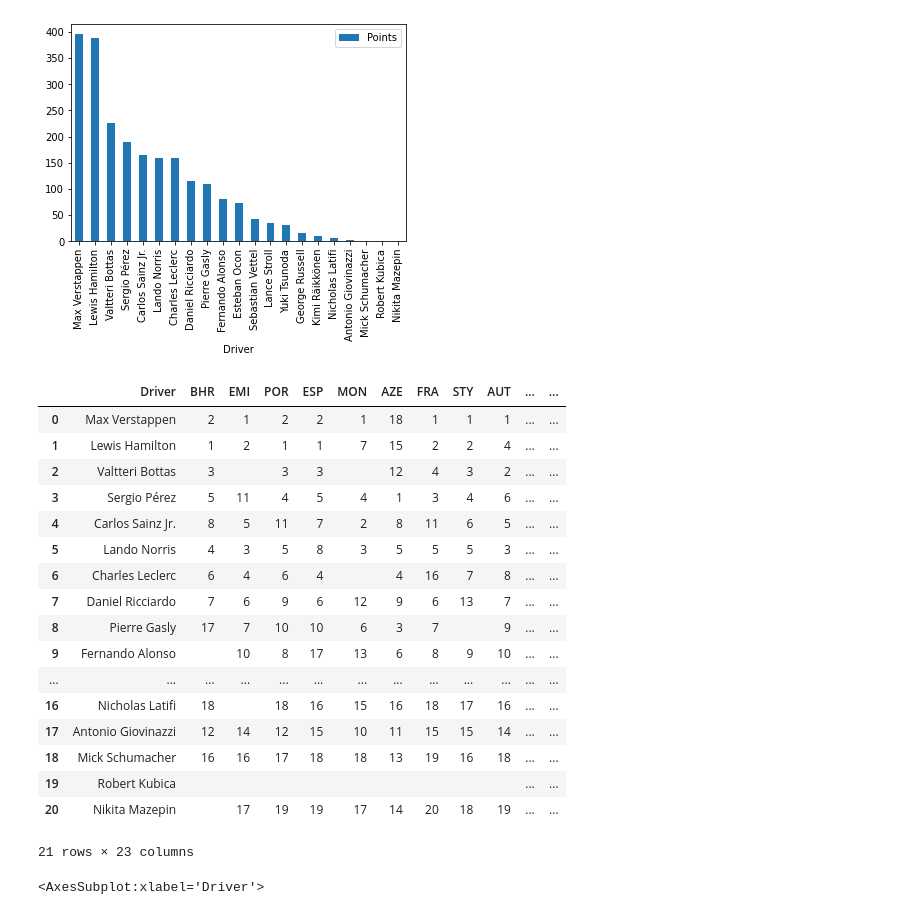
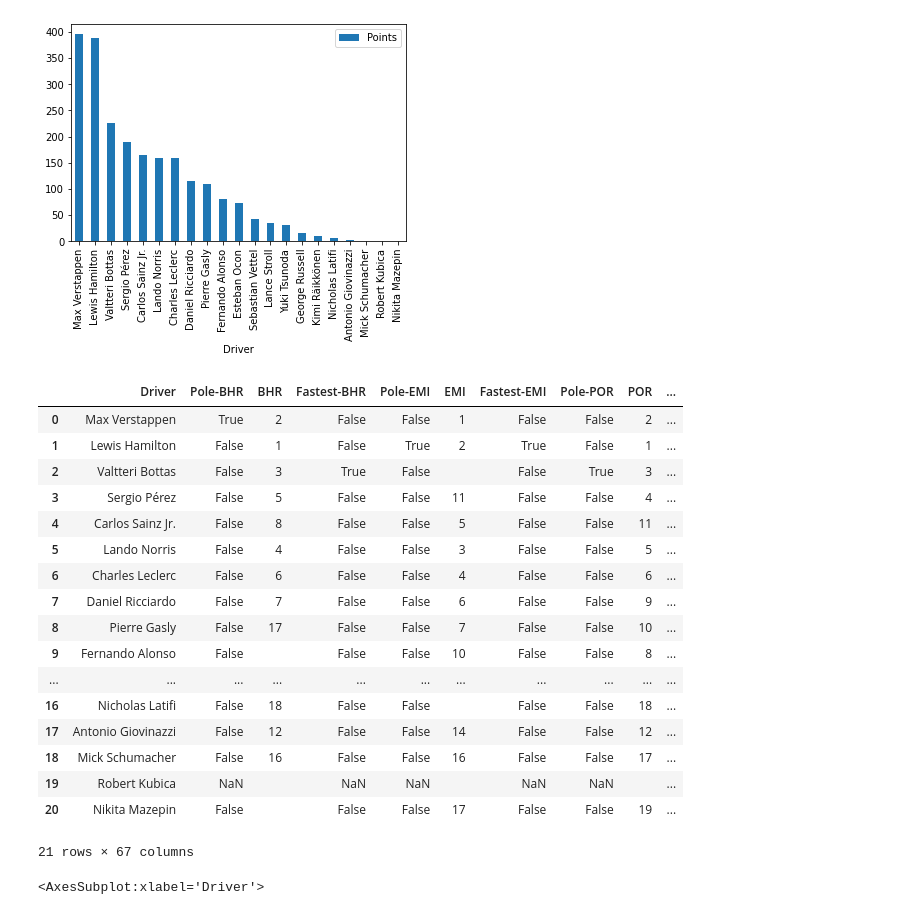
Before and after one commit to alanjones2/Alan-Jones-article-code, a Jupyter notebook: Wikitable/wikitable2.ipynb, the cells around one changed output. Drawn from its saved outputs; the diff is of its cells as text; code cells hidden in the pictures.

```diff
--- a/Wikitable/wikitable2.ipynb
+++ b/Wikitable/wikitable2.ipynb
@@ -78,36 +78,38 @@ races = df2.columns[2:-1]
 # %%
 import numpy as np
 df3 = pd.DataFrame()
 df3['Driver'] = df2['Driver']
 for r in races:
+    df3[f'Pole-{r}'] = df2[r].str.contains('P')
     df3[r] = df2[r].replace('P','', regex=True)
+    df3[f'Fastest-{r}'] = df2[r].str.contains('F')
     df3[r] = df3[r].replace('F','', regex=True)
     df3[r] = df3[r].replace('Ret','', regex=True)
     df3[r] = df3[r].replace('DNS','', regex=True)
     df3[r] = df3[r].replace('WD','', regex=True)
     df3[r] = df3[r].replace(np.nan, '', regex=True)
 
 
 df3
 # %% [output]
-|  | Driver | BHR | EMI | POR | ESP | MON | AZE | FRA | STY | AUT | ... | ... |
-| 0 | Max Verstappen | 2 | 1 | 2 | 2 | 1 | 18 | 1 | 1 | 1 | ... | ... |
-| 1 | Lewis Hamilton | 1 | 2 | 1 | 1 | 7 | 15 | 2 | 2 | 4 | ... | ... |
-| 2 | Valtteri Bottas | 3 |  | 3 | 3 |  | 12 | 4 | 3 | 2 | ... | ... |
-| 3 | Sergio Pérez | 5 | 11 | 4 | 5 | 4 | 1 | 3 | 4 | 6 | ... | ... |
-| 4 | Carlos Sainz Jr. | 8 | 5 | 11 | 7 | 2 | 8 | 11 | 6 | 5 | ... | ... |
-| 5 | Lando Norris | 4 | 3 | 5 | 8 | 3 | 5 | 5 | 5 | 3 | ... | ... |
-| 6 | Charles Leclerc | 6 | 4 | 6 | 4 |  | 4 | 16 | 7 | 8 | ... | ... |
-| 7 | Daniel Ricciardo | 7 | 6 | 9 | 6 | 12 | 9 | 6 | 13 | 7 | ... | ... |
-| 8 | Pierre Gasly | 17 | 7 | 10 | 10 | 6 | 3 | 7 |  | 9 | ... | ... |
-| 9 | Fernando Alonso |  | 10 | 8 | 17 | 13 | 6 | 8 | 9 | 10 | ... | ... |
-| ... | ... | ... | ... | ... | ... | ... | ... | ... | ... | ... | ... | ... |
-| 16 | Nicholas Latifi | 18 |  | 18 | 16 | 15 | 16 | 18 | 17 | 16 | ... | ... |
-| 17 | Antonio Giovinazzi | 12 | 14 | 12 | 15 | 10 | 11 | 15 | 15 | 14 | ... | ... |
-| 18 | Mick Schumacher | 16 | 16 | 17 | 18 | 18 | 13 | 19 | 16 | 18 | ... | ... |
-| 19 | Robert Kubica |  |  |  |  |  |  |  |  |  | ... | ... |
-| 20 | Nikita Mazepin |  | 17 | 19 | 19 | 17 | 14 | 20 | 18 | 19 | ... | ... |
+|  | Driver | Pole-BHR | BHR | Fastest-BHR | Pole-EMI | EMI | Fastest-EMI | Pole-POR | POR | ... |
+| 0 | Max Verstappen | True | 2 | False | False | 1 | False | False | 2 | ... |
+| 1 | Lewis Hamilton | False | 1 | False | True | 2 | True | False | 1 | ... |
+| 2 | Valtteri Bottas | False | 3 | True | False |  | False | True | 3 | ... |
+| 3 | Sergio Pérez | False | 5 | False | False | 11 | False | False | 4 | ... |
+| 4 | Carlos Sainz Jr. | False | 8 | False | False | 5 | False | False | 11 | ... |
+| 5 | Lando Norris | False | 4 | False | False | 3 | False | False | 5 | ... |
+| 6 | Charles Leclerc | False | 6 | False | False | 4 | False | False | 6 | ... |
+| 7 | Daniel Ricciardo | False | 7 | False | False | 6 | False | False | 9 | ... |
+| 8 | Pierre Gasly | False | 17 | False | False | 7 | False | False | 10 | ... |
+| 9 | Fernando Alonso | False |  | False | False | 10 | False | False | 8 | ... |
+| ... | ... | ... | ... | ... | ... | ... | ... | ... | ... | ... |
+| 16 | Nicholas Latifi | False | 18 | False | False |  | False | False | 18 | ... |
+| 17 | Antonio Giovinazzi | False | 12 | False | False | 14 | False | False | 12 | ... |
+| 18 | Mick Schumacher | False | 16 | False | False | 16 | False | False | 17 | ... |
+| 19 | Robert Kubica | NaN |  | NaN | NaN |  | NaN | NaN |  | ... |
+| 20 | Nikita Mazepin | False |  | False | False | 17 | False | False | 19 | ... |
-21 rows × 23 columns
+21 rows × 67 columns
 # %%
 df3.plot.bar(x='Driver', y='BHR')
 # %% [output]
```
